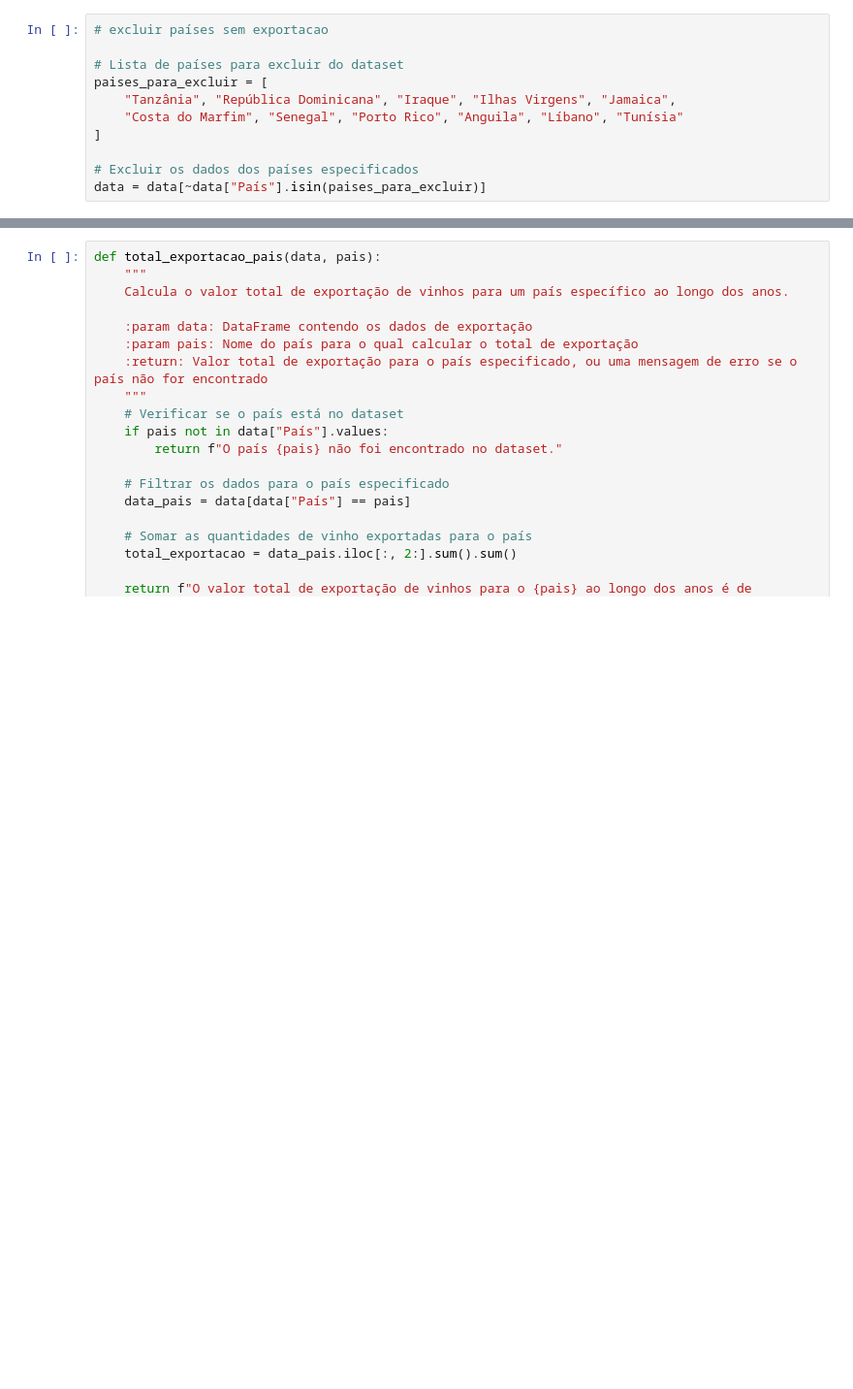
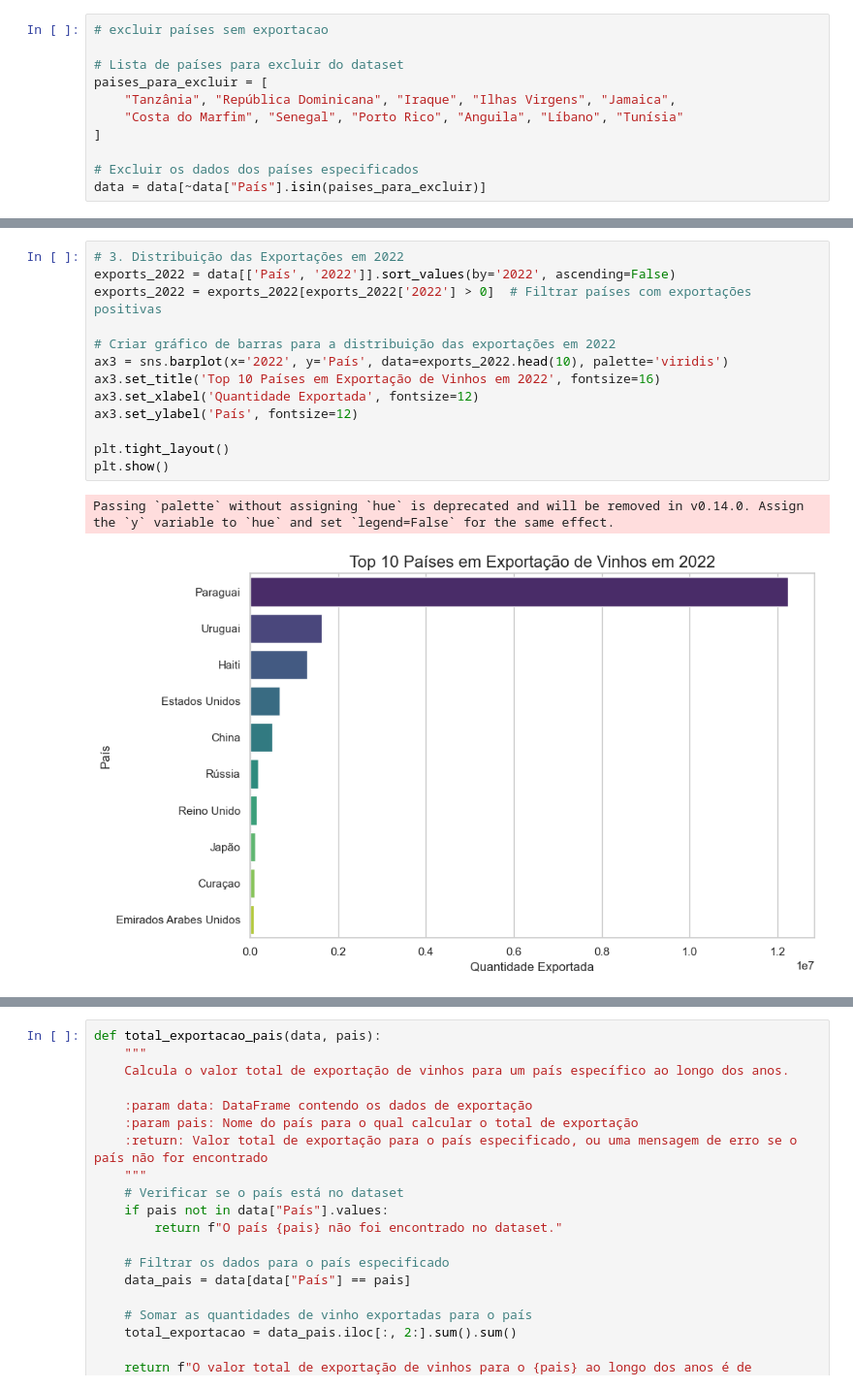
Before and after one commit to modelonulo/pos-fiap-ml, a Jupyter notebook: fase1_tech_challenge/camila_delduca_challange_fase1.ipynb, the cells around one changed output, grey strips where cells are left out. Shown at 97% size. Saved outputs shown, nothing was run; the diff lists cells and outputs as text; blank space fills up the shorter version.

```diff
--- a/fase1_tech_challenge/camila_delduca_challange_fase1.ipynb
+++ b/fase1_tech_challenge/camila_delduca_challange_fase1.ipynb
@@ -152,0 +200,16 @@ plt.show()
+# %%
+# 3. Distribuição das Exportações em 2022
+exports_2022 = data[['País', '2022']].sort_values(by='2022', ascending=False)
+exports_2022 = exports_2022[exports_2022['2022'] > 0]  # Filtrar países com exportações positivas
+
+# Criar gráfico de barras para a distribuição das exportações em 2022
+ax3 = sns.barplot(x='2022', y='País', data=exports_2022.head(10), palette='viridis')
+ax3.set_title('Top 10 Países em Exportação de Vinhos em 2022', fontsize=16)
+ax3.set_xlabel('Quantidade Exportada', fontsize=12)
+ax3.set_ylabel('País', fontsize=12)
+
+plt.tight_layout()
+plt.show()
+# %% [output]
+Passing `palette` without assigning `hue` is deprecated and will be removed in v0.14.0. Assign the `y` variable to `hue` and set `legend=False` for the same effect.
+[figure, added]
```
Also changed, not shown: parts of 11 cells of this notebook.
